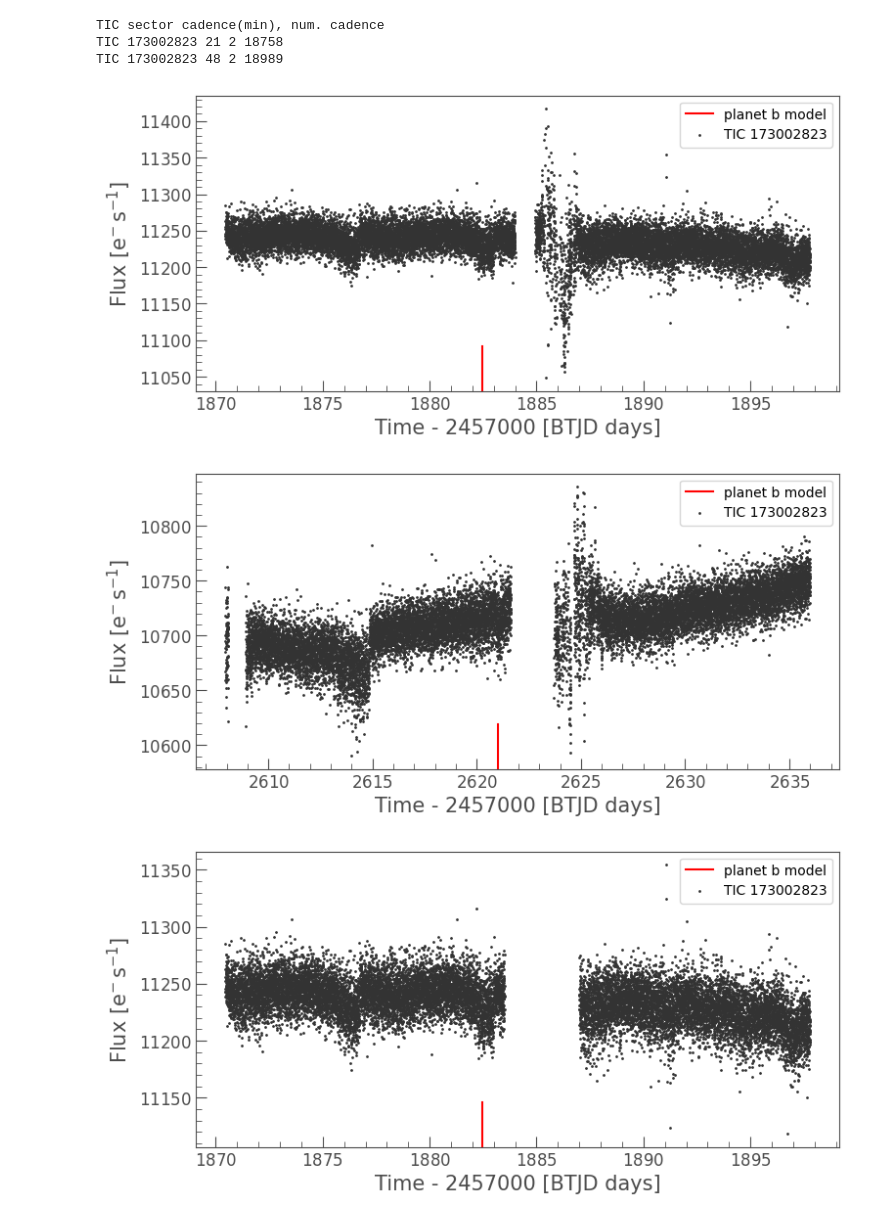
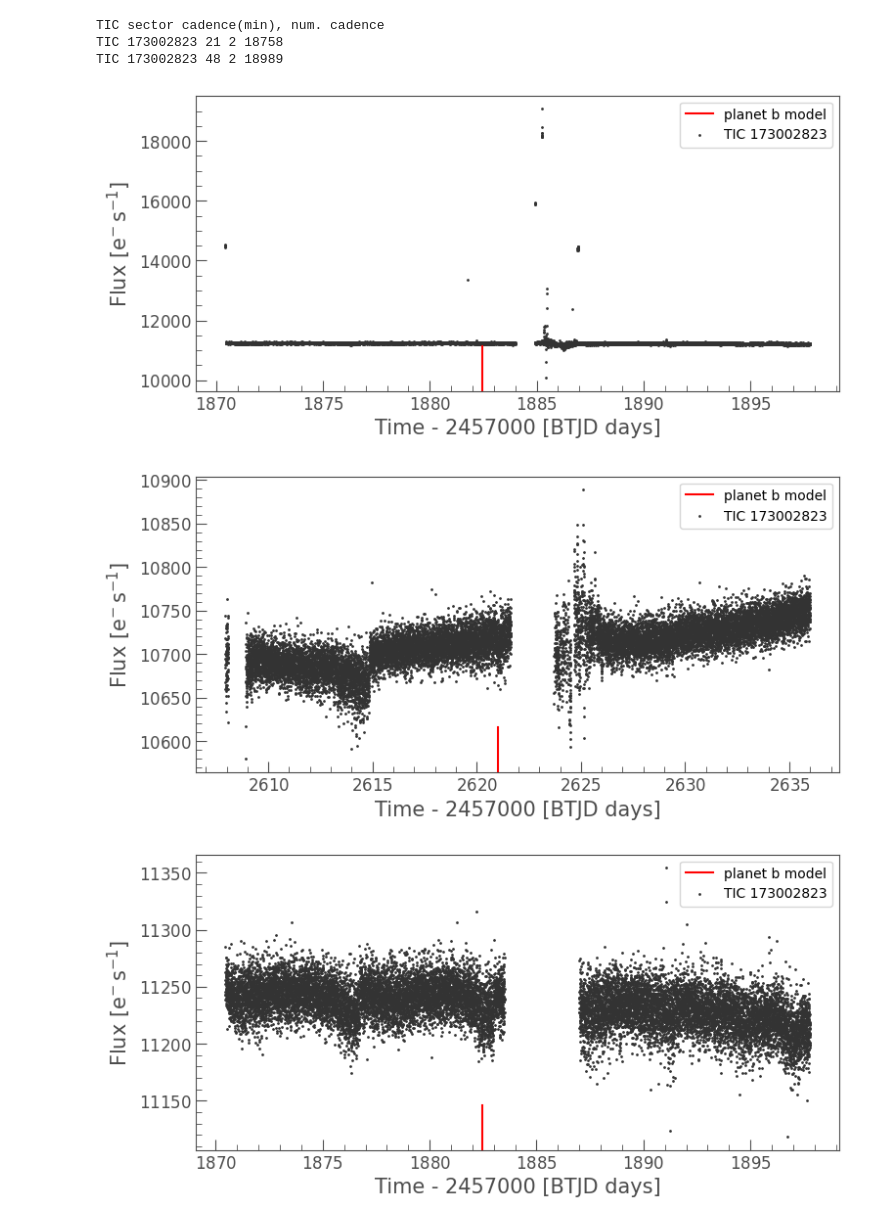
Before and after one commit to orionlee/PH_TESS_I_LightCurveViewer, a Jupyter notebook: targets/173002823/TIC_vetting_centroid-173002823_model_planet_b.ipynb, the cells around one changed output. Drawn from its saved outputs; the diff is of its cells as text; code cells hidden in the pictures.

```diff
--- a/targets/173002823/TIC_vetting_centroid-173002823_model_planet_b.ipynb
+++ b/targets/173002823/TIC_vetting_centroid-173002823_model_planet_b.ipynb
@@ -25,13 +25,13 @@ TIC 173002823 48 2 18989
 tpfs = tpfs_all[:]  # no more filtering needed
 tpfs_nm = tpfs  # a copy of tpfs with no time masking
 # %%
-axs = [tpf.to_lightcurve().remove_outliers(sigma=5).scatter() for tpf in tpfs]
+axs = [tpf.to_lightcurve().remove_outliers(sigma=7).scatter() for tpf in tpfs]
 axs[0].axvline(t0 - period * 32, c='red', ymax=0.15, label="planet b model")
 axs[-1].axvline(t0, c='red', ymax=0.15, label="planet b model");
 [ax.legend() for ax in axs];
 # %% [output]
-[figure, old version]
+[figure, new version]
-[figure, old version]
+[figure, new version]
 # %%
 # mask out cadences with wild fluxes, in case they make the comparison weaker
 # (e.g., they might make inflate the out-of-transit centroid variations)
```
Also changed, not shown: parts of 5 cells of this notebook, 1 other file.
